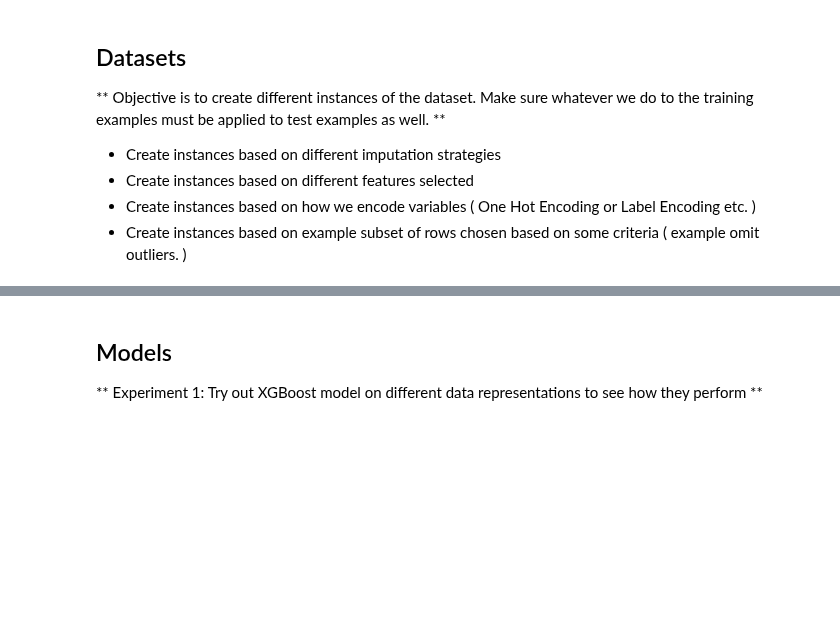
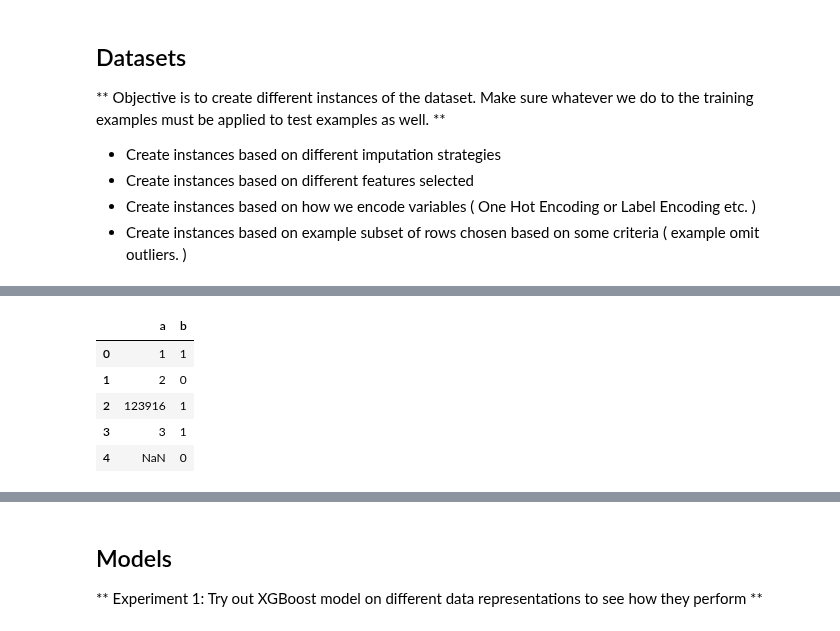
Before and after one commit to numb3r33/Applied-Data-Analysis, a Jupyter notebook: Give-Me-Credit/notebooks/Give-Me-Credit-Exploratory-Data-Analysis.ipynb, the cells around one changed output, grey strips where cells are left out. Drawn from its saved outputs; the diff is of its cells as text; code cells hidden in the pictures; blank space fills up the shorter version.

```diff
--- a/Give-Me-Credit/notebooks/Give-Me-Credit-Exploratory-Data-Analysis.ipynb
+++ b/Give-Me-Credit/notebooks/Give-Me-Credit-Exploratory-Data-Analysis.ipynb
@@ -518,0 +550,11 @@ datasets = dataset.get_df_by_imputation()
+# %%
+df.loc[(df.b==1)&(df.a.isnull()), 'a'] = 123916
+# %%
+df
+# %% [output]
+|  | a | b |
+| 0 | 1 | 1 |
+| 1 | 2 | 0 |
+| 2 | 123916 | 1 |
+| 3 | 3 | 1 |
+| 4 | NaN | 0 |
```
Also changed, not shown: parts of 10 cells of this notebook.
